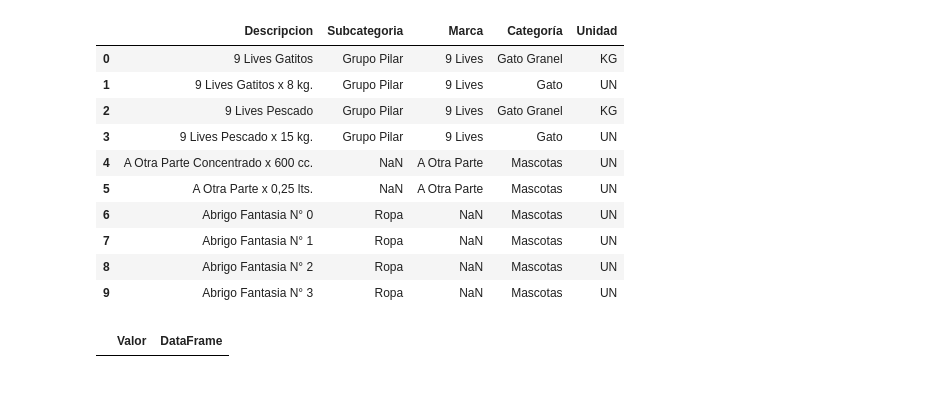
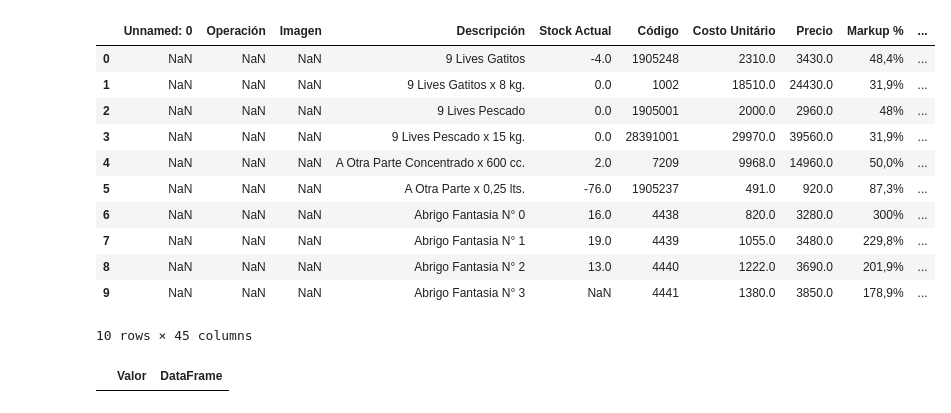
Before and after one commit to Rogoyin/Forrager, a Jupyter notebook: Originals/Encuentra diferencias.ipynb, the cells around one changed output. Drawn from its saved outputs; the diff is of its cells as text; code cells hidden in the pictures.

Commit message:
Actualizacion

```diff
--- a/Originals/Encuentra diferencias.ipynb
+++ b/Originals/Encuentra diferencias.ipynb
@@ -20,22 +20,23 @@ df1.head(10)
 | 9 | Abrigo Fantasia N° 3 | 4441.0 | Mascotas | NaN | NaN | 2315.0 | NaN | NaN | NaN | ... |
 10 rows × 25 columns
 # %%
-Database2 = 'J:/My Drive/Forraje/Marcas y subcategorías.xlsx'
+Database2 = 'J:/My Drive/Forraje/Exportar.xls'
 df2 = pd.read_excel(Database2)
 
 df2.head(10)
 # %% [output]
-|  | Descripcion | Subcategoria | Marca | Categoría | Unidad |
-| 0 | 9 Lives Gatitos | Grupo Pilar | 9 Lives | Gato Granel | KG |
-| 1 | 9 Lives Gatitos x 8 kg. | Grupo Pilar | 9 Lives | Gato | UN |
-| 2 | 9 Lives Pescado | Grupo Pilar | 9 Lives | Gato Granel | KG |
-| 3 | 9 Lives Pescado x 15 kg. | Grupo Pilar | 9 Lives | Gato | UN |
-| 4 | A Otra Parte Concentrado x 600 cc. | NaN | A Otra Parte | Mascotas | UN |
-| 5 | A Otra Parte x 0,25 lts. | NaN | A Otra Parte | Mascotas | UN |
-| 6 | Abrigo Fantasia N° 0 | Ropa | NaN | Mascotas | UN |
-| 7 | Abrigo Fantasia N° 1 | Ropa | NaN | Mascotas | UN |
-| 8 | Abrigo Fantasia N° 2 | Ropa | NaN | Mascotas | UN |
-| 9 | Abrigo Fantasia N° 3 | Ropa | NaN | Mascotas | UN |
+|  | Unnamed: 0 | Operación | Imagen | Descripción | Stock Actual | Código | Costo Unitário | Precio | Markup % | ... |
+| 0 | NaN | NaN | NaN | 9 Lives Gatitos | -4.0 | 1905248 | 2310.0 | 3430.0 | 48,4% | ... |
+| 1 | NaN | NaN | NaN | 9 Lives Gatitos x 8 kg. | 0.0 | 1002 | 18510.0 | 24430.0 | 31,9% | ... |
+| 2 | NaN | NaN | NaN | 9 Lives Pescado | 0.0 | 1905001 | 2000.0 | 2960.0 | 48% | ... |
+| 3 | NaN | NaN | NaN | 9 Lives Pescado x 15 kg. | 0.0 | 28391001 | 29970.0 | 39560.0 | 31,9% | ... |
+| 4 | NaN | NaN | NaN | A Otra Parte Concentrado x 600 cc. | 2.0 | 7209 | 9968.0 | 14960.0 | 50,0% | ... |
+| 5 | NaN | NaN | NaN | A Otra Parte x 0,25 lts. | -76.0 | 1905237 | 491.0 | 920.0 | 87,3% | ... |
+| 6 | NaN | NaN | NaN | Abrigo Fantasia N° 0 | 16.0 | 4438 | 820.0 | 3280.0 | 300% | ... |
+| 7 | NaN | NaN | NaN | Abrigo Fantasia N° 1 | 19.0 | 4439 | 1055.0 | 3480.0 | 229,8% | ... |
+| 8 | NaN | NaN | NaN | Abrigo Fantasia N° 2 | 13.0 | 4440 | 1222.0 | 3690.0 | 201,9% | ... |
+| 9 | NaN | NaN | NaN | Abrigo Fantasia N° 3 | NaN | 4441 | 1380.0 | 3850.0 | 178,9% | ... |
+10 rows × 45 columns
 # %%
 def Comparar_Columnas(df1: pd.DataFrame, Columna_df1: str, df2: pd.DataFrame, Columna_df2: str) -> Tuple[pd.DataFrame, Set[str], Set[str]]:
 
```
Also changed, not shown: parts of 2 cells of this notebook, 5 other files.
